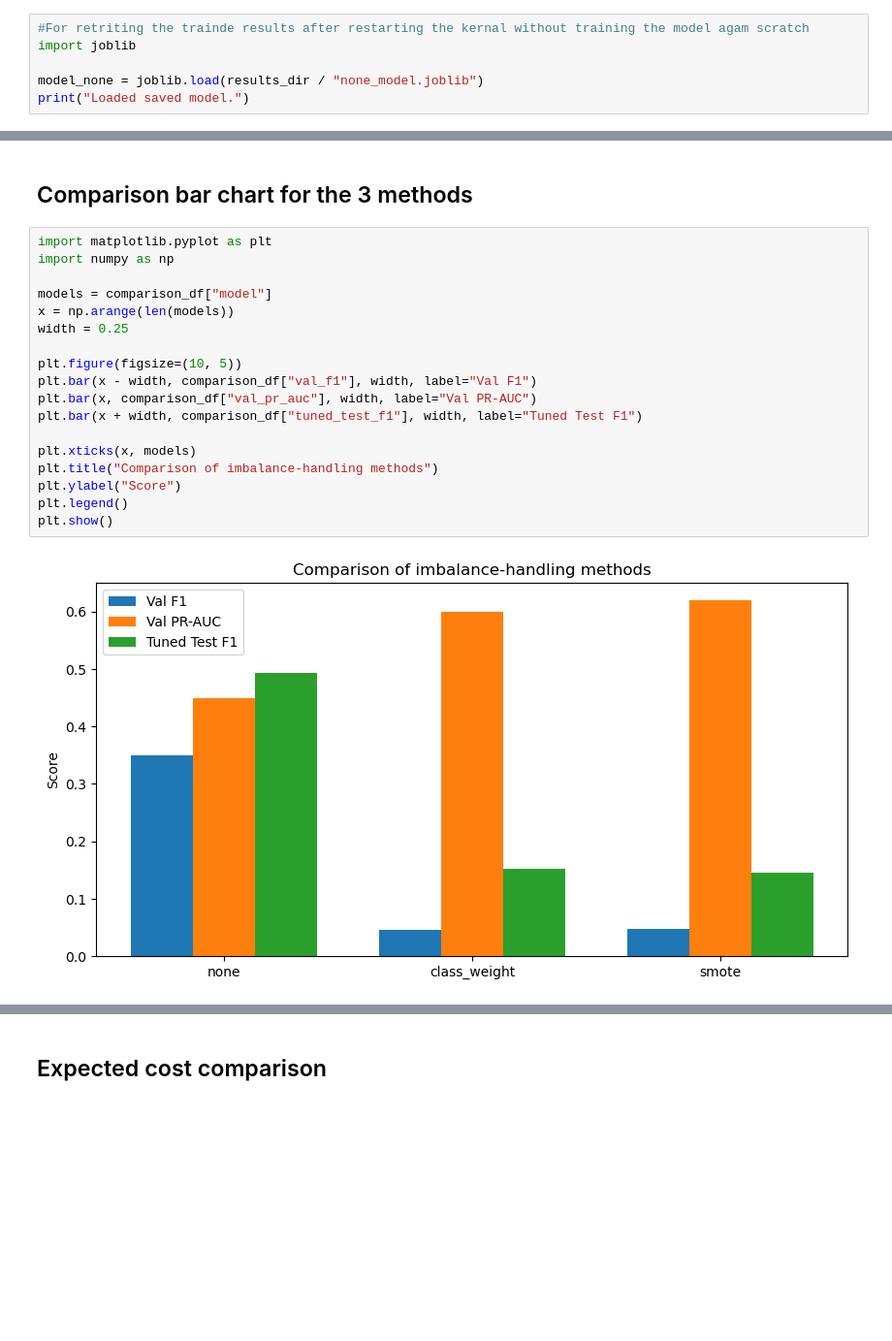
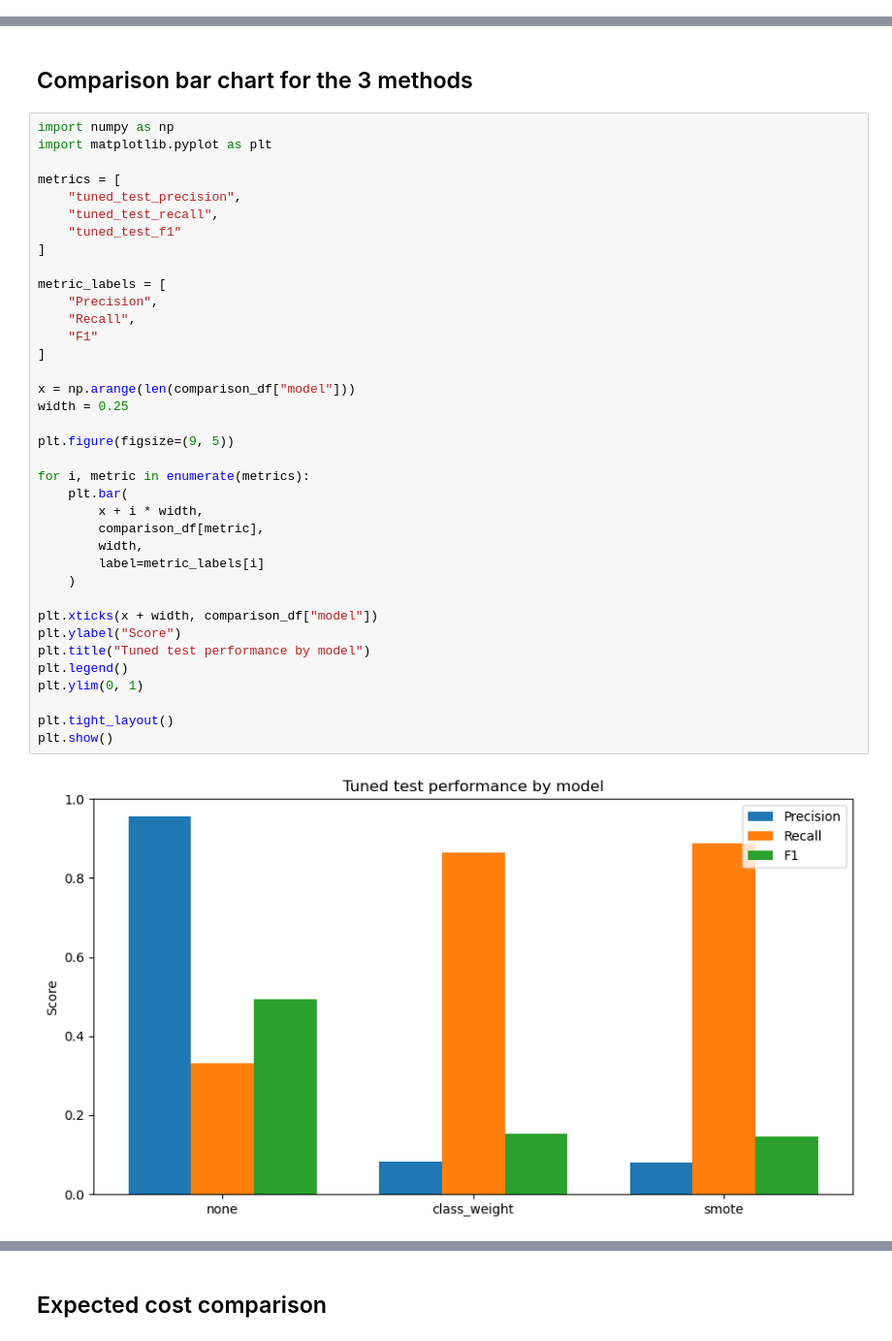
Before and after one commit to tanyelutsik/multimodal-fraud-detection-thesis, a Jupyter notebook: notebook/11_tabular_full_baseline.ipynb, the cells around one changed output, grey strips where cells are left out. Shown at 97% size. Drawn from its saved outputs; the diff is of its cells as text; blank space fills up the shorter version.

```diff
--- a/notebook/11_tabular_full_baseline.ipynb
+++ b/notebook/11_tabular_full_baseline.ipynb
@@ -221,12 +360,6 @@ saved_files
  'none_tuned_test_metrics.json',
  'none_validation_confusion_matrix.csv',
  'none_validation_metrics.json']
-# %%
-#For retriting the trainde results after restarting the kernal without training the model agam scratch
-import joblib
-
-model_none = joblib.load(results_dir / "none_model.joblib")
-print("Loaded saved model.")
 # %% [markdown]
 ## 2. Logistic Regression with class weights
 
@@ -595,23 +913,42 @@ plt.show()
 [figure]
 # %% [markdown]
 ## Comparison bar chart for the 3 methods
-# %%
-import matplotlib.pyplot as plt
-import numpy as np
-
-models = comparison_df["model"]
-x = np.arange(len(models))
-width = 0.25
-
-plt.figure(figsize=(10, 5))
-plt.bar(x - width, comparison_df["val_f1"], width, label="Val F1")
-plt.bar(x, comparison_df["val_pr_auc"], width, label="Val PR-AUC")
-plt.bar(x + width, comparison_df["tuned_test_f1"], width, label="Tuned Test F1")
-
-plt.xticks(x, models)
-plt.title("Comparison of imbalance-handling methods")
-plt.ylabel("Score")
-plt.legend()
-plt.show()
-# %% [output]
-[figure, removed]
+# %%
+import numpy as np
+import matplotlib.pyplot as plt
+
+metrics = [
+    "tuned_test_precision",
+    "tuned_test_recall",
+    "tuned_test_f1"
+]
+
+metric_labels = [
+    "Precision",
+    "Recall",
+    "F1"
+]
+
+x = np.arange(len(comparison_df["model"]))
+width = 0.25
+
+plt.figure(figsize=(9, 5))
+
+for i, metric in enumerate(metrics):
+    plt.bar(
+        x + i * width,
+        comparison_df[metric],
+        width,
+        label=metric_labels[i]
+    )
+
+plt.xticks(x + width, comparison_df["model"])
+plt.ylabel("Score")
+plt.title("Tuned test performance by model")
+plt.legend()
+plt.ylim(0, 1)
+
+plt.tight_layout()
+plt.show()
+# %% [output]
+[figure, added]
```
Also changed, not shown: parts of 51 cells of this notebook.
